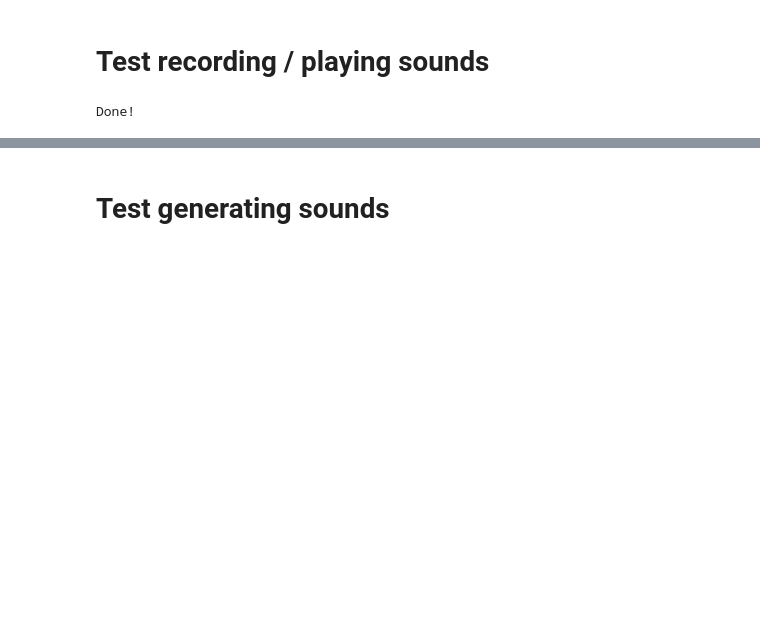
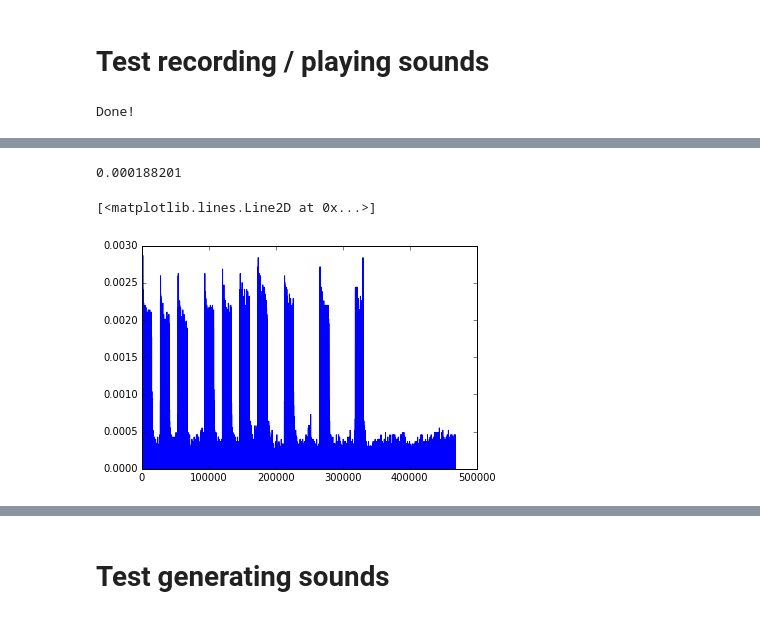
Before and after one commit to NathanYee/QEAFall2016Homework, a Jupyter notebook: bset1/badModemFirstPass.ipynb, the cells around one changed output, grey strips where cells are left out. Cells and saved outputs as stored; diff of their text form; code cells hidden in the pictures; blank space fills up the shorter version.

```diff
--- a/bset1/badModemFirstPass.ipynb
+++ b/bset1/badModemFirstPass.ipynb
@@ -45,0 +46,22 @@ plt.show()
+# %%
+def find_start(array):
+    avg = []
+    for i in range(array.size - 1470):
+        avg.append(np.mean(array[i:i+1470]))
+
+    cross = np.mean(avg)
+    print(cross)
+
+    for i in range(len(avg)):
+        if avg[i] > cross:
+            return array[i:]
+
+    return array
+
+
+test = find_start(myrecording)
+plt.plot(test)
+# %% [output]
+0.000188201
+[<matplotlib.lines.Line2D at 0x...>]
+[figure, added]
```
Also changed, not shown: parts of 7 cells of this notebook.
